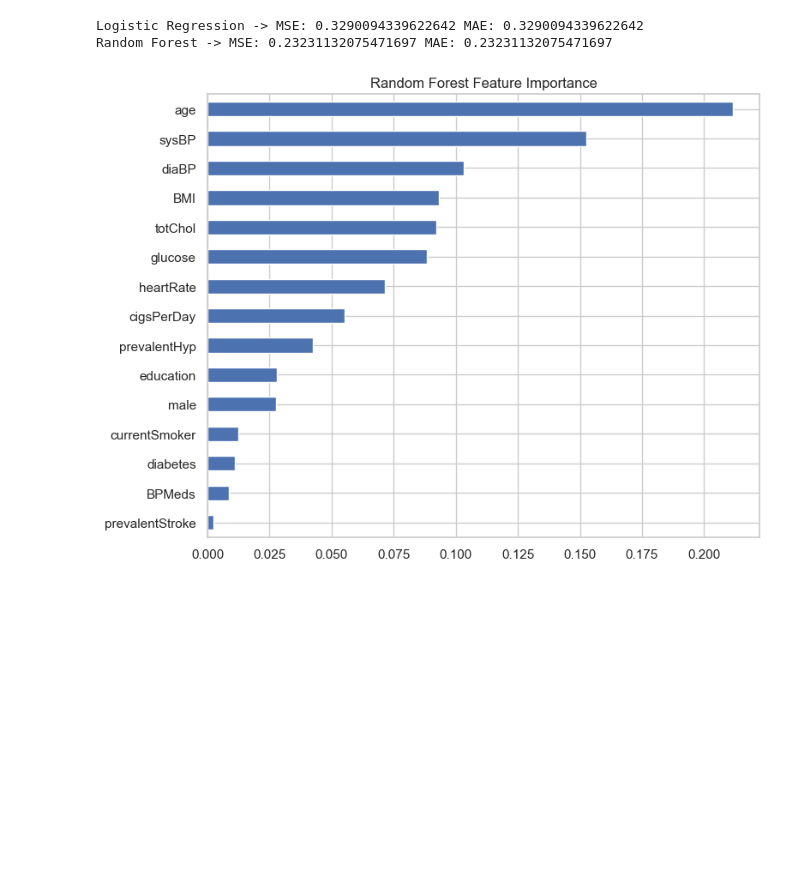
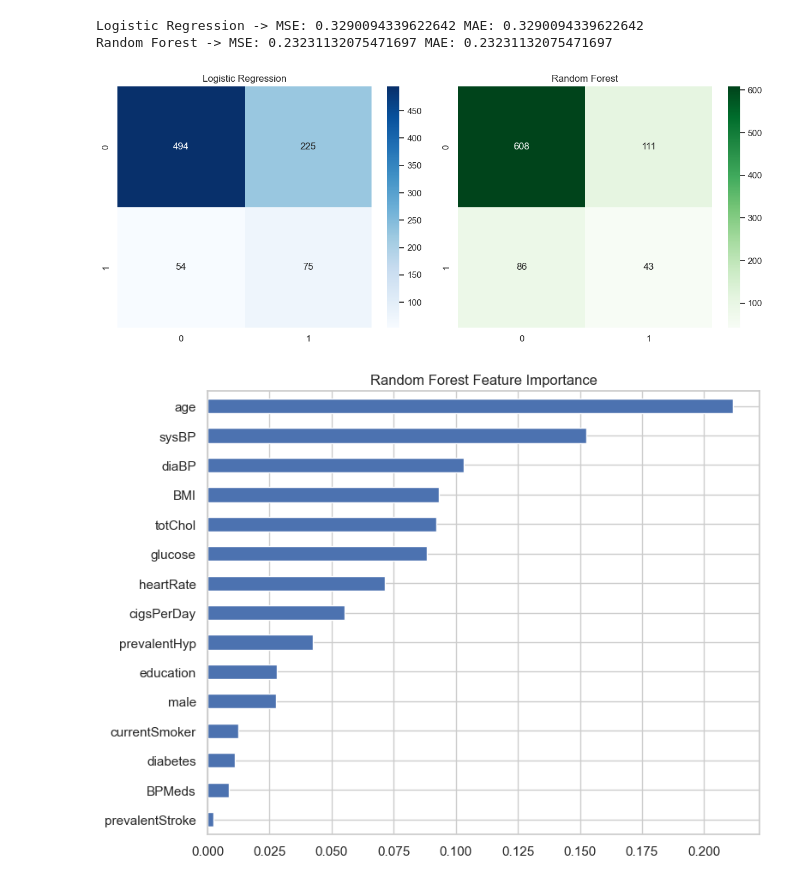
Before and after one commit to Deekshitha-git-hub/ML-PROJECT, a Jupyter notebook: project.ipynb, the cells around one changed output. Saved outputs shown, nothing was run; the diff lists cells and outputs as text; code cells hidden in the pictures; blank space fills up the shorter version.

```diff
--- a/project.ipynb
+++ b/project.ipynb
@@ -185,6 +213,17 @@ print("Random Forest -> MSE:", mean_squared_error(y_test, y_pred_rf),
 # %% [output]
 Logistic Regression -> MSE: 0.3290094339622642 MAE: 0.3290094339622642
 Random Forest -> MSE: 0.23231132075471697 MAE: 0.23231132075471697
+# %%
+fig, axes = plt.subplots(1, 2, figsize=(12, 5))
+sns.heatmap(confusion_matrix(y_test, y_pred_log), annot=True, fmt='d', ax=axes[0], cmap='Blues')
+axes[0].set_title("Logistic Regression")
+
+sns.heatmap(confusion_matrix(y_test, y_pred_rf), annot=True, fmt='d', ax=axes[1], cmap='Greens')
+axes[1].set_title("Random Forest")
+plt.tight_layout()
+plt.show()
+# %% [output]
+[figure, added]
 # %%
 importances = pd.Series(rf_model.feature_importances_, index=X.columns).sort_values(ascending=False)
 
```
Also changed, not shown: parts of 1 cell of this notebook.
